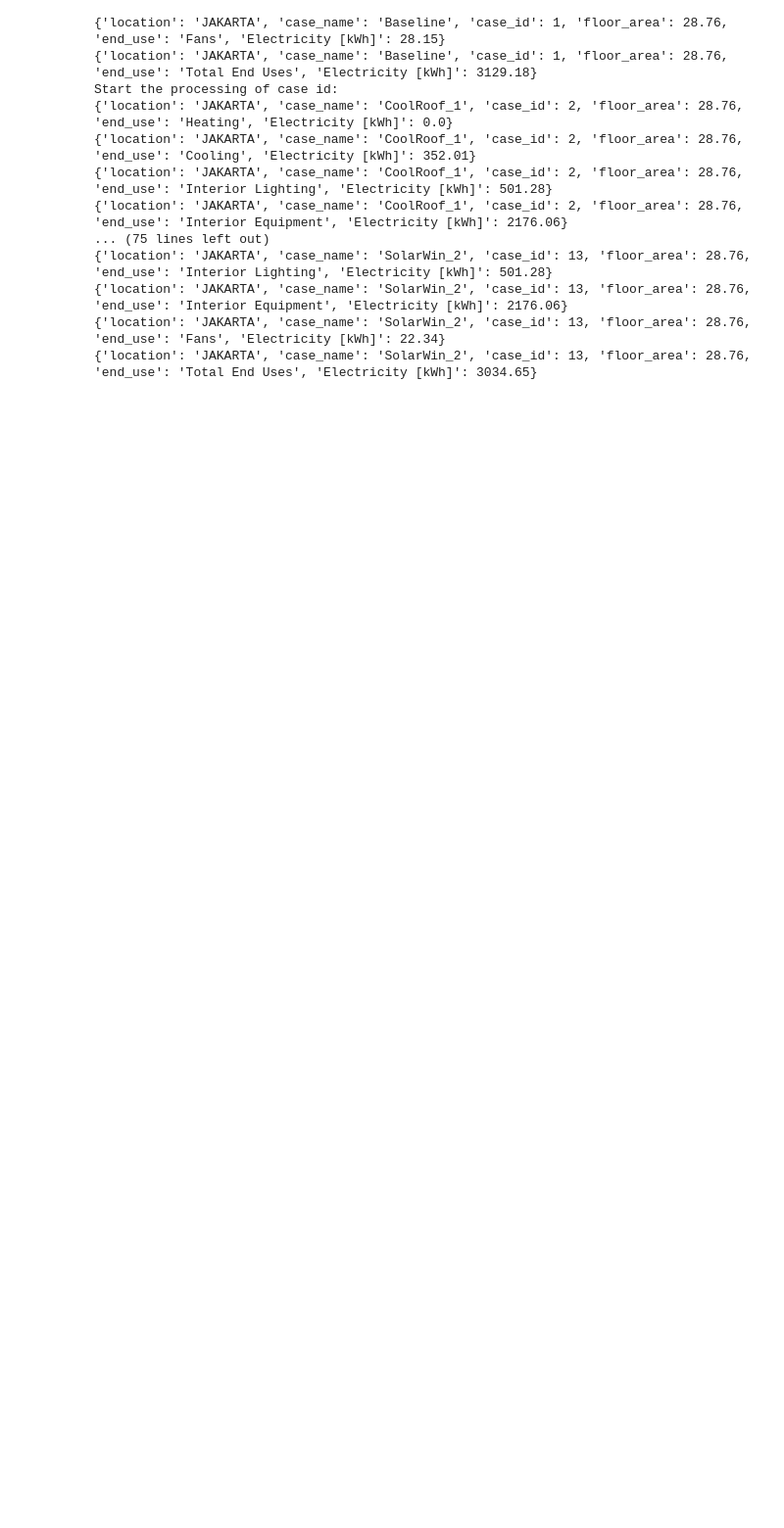
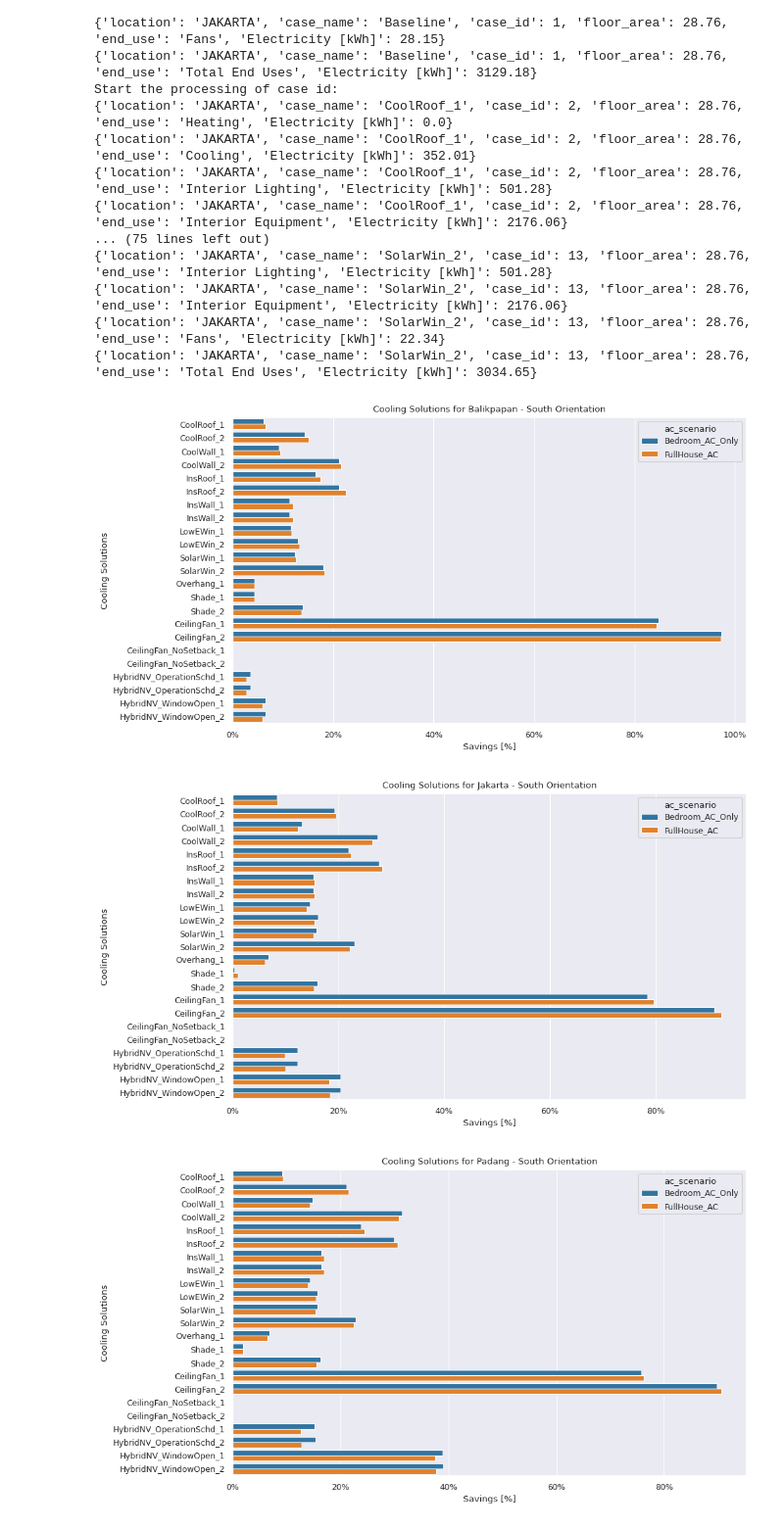
Before and after one commit to rongxinyin/idn-swg-a-framework, a Jupyter notebook: model/parametric-runs/post-process/parse_htm_output.ipynb, the cells around one changed output. Shown at 98% size. Cells and saved outputs as stored; diff of their text form; code cells hidden in the pictures; blank space fills up the shorter version.

Commit message:
add all resutls summary and plots

```diff
--- a/model/parametric-runs/post-process/parse_htm_output.ipynb
+++ b/model/parametric-runs/post-process/parse_htm_output.ipynb
@@ -91,0 +118,5 @@ with open('IDN_Res_JAKARTA_Summary.csv', 'w', newline='')  as output_file:
+# %%
+# Assuming you want to melt based on a column named 'id_column' and transform 'variable_column' into multiple columns
+pivot_df = df.pivot_table(index=['location', 'orientation', 'ac_scenario', 'case_name'],
+                          columns='end_use', values='Electricity [kWh]', aggfunc='sum').reset_index()
+pivot_df['hvac'] = pivot_df['Cooling'] + pivot_df['Heating'] + pivot_df['Fans']
@@ -91,0 +143,65 @@ with open('IDN_Res_JAKARTA_Summary.csv', 'w', newline='')  as output_file:
+# %%
+# List of strings to search for
+search_strings = ['Baseline', 'kwh', 'pct']
+
+# Find columns that contain any of the search strings
+matching_columns = [col for col in df2.columns if col.split('_')[-1] in search_strings]
+
+# Melt the dataframe
+melted_df = pd.melt(df2, id_vars=['location','orientation','ac_scenario'],
+                    value_vars=matching_columns,
+                    var_name='case_name', value_name='value')
+# %%
+# Set the sns style
+sns.set_style('darkgrid')
+sns.set_context('paper')
+# %%
+# Create the figure: south orientation, bedroom ac only vs full ac, pct savings
+cooling_solution_shortlist = ['CoolRoof_1', 'CoolRoof_2',
+                         'CoolWall_1', 'CoolWall_2',
+                         'InsRoof_1', 'InsRoof_2',
+                         'InsWall_1', 'InsWall_2',
+                         'LowEWin_1', 'LowEWin_2',
+                         'SolarWin_1', 'SolarWin_2',
+                         'Overhang_1',
+                         'Shade_1', 'Shade_2',
+                         'CeilingFan_1','CeilingFan_2',
+                         'CeilingFan_NoSetback_1', 'CeilingFan_NoSetback_2',
+                         'HybridNV_OperationSchd_1', 'HybridNV_OperationSchd_2',
+                         'HybridNV_WindowOpen_1', 'HybridNV_WindowOpen_2']
+
+cooling_solution_list = ['CoolRoof_1_savings_pct', 'CoolRoof_2_savings_pct',
+                         'CoolWall_1_savings_pct', 'CoolWall_2_savings_pct',
+                         'InsRoof_1_savings_pct', 'InsRoof_2_savings_pct',
+                         'InsWall_1_savings_pct', 'InsWall_2_savings_pct',
+                         'LowEWin_1_savings_pct', 'LowEWin_2_savings_pct',
+                         'SolarWin_1_savings_pct', 'SolarWin_2_savings_pct',
+                         'Overhang_1_savings_pct',
+                         'Shade_1_savings_pct', 'Shade_2_savings_pct',
+                         'CeilingFan_1_savings_pct','CeilingFan_2_savings_pct',
+                         'CeilingFan_NoSetback_1_savings_pct', 'CeilingFan_NoSetback_2_savings_pct',
+                         'HybridNV_OperationSchd_1_savings_pct', 'HybridNV_OperationSchd_2_savings_pct',
+                         'HybridNV_WindowOpen_1_savings_pct', 'HybridNV_WindowOpen_2_savings_pct']
+# Create a subset of the dataframe for plotting
+for location in melted_df['location'].unique():
+    plot_df = melted_df.loc[(melted_df['location']==location) & (melted_df['orientation']=='South') & (melted_df['ac_scenario'].isin(['Bedroom_AC_Only', 'FullHouse_AC'])) & (melted_df['case_name'].isin(cooling_solution_list))].copy()
+    plot_df['case_name_short'] = plot_df['case_name'].str.split('_').str[:-2].str.join('_')
+    plot_df['pct_savings'] = plot_df['value']*100
+    # Create the plot
+    fig, (ax1) = plt.subplots(1, 1, figsize=(10, 6),facecolor='w', edgecolor='k',
+                            sharey=False, sharex=False)
+    fig.subplots_adjust(hspace=.1, wspace=.1)
+    sns.barplot(data=plot_df, y='case_name_short', x='pct_savings', orient="h", order=cooling_solution_shortlist,
+                hue='ac_scenario', ax=ax1)
+
+    # Formatting the plot
+    ax1.set_title('Cooling Solutions for {} - South Orientation'.format(location))
+    ax1.set_ylabel('Cooling Solutions')
+    ax1.set_xlabel('Savings [%]')
+    ax1.xaxis.set_major_formatter(mtick.PercentFormatter())
+
+    fig.savefig('plot/pct_savings_{}.png'.format(location), dpi=300, format='png', bbox_inches='tight')
+# %% [output]
+[figure, added]
+[figure, added]
+[figure, added]
```
Also changed, not shown: parts of 11 cells of this notebook, 43 other files.
